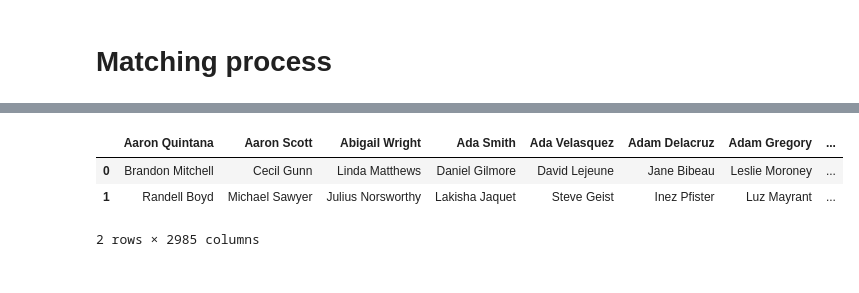
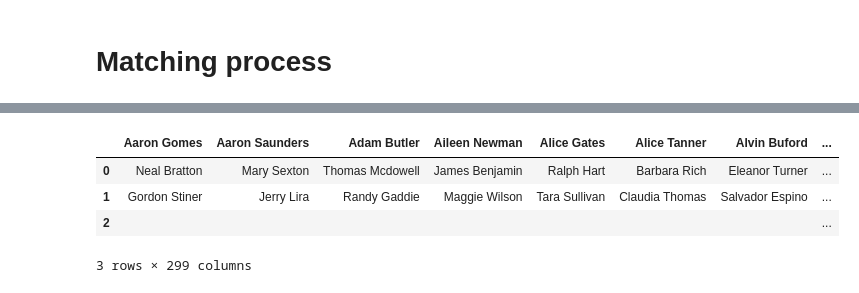
Before and after one commit to SneakyAsH311/Mentor-Match, a Jupyter notebook: MentorMatch.ipynb, the cells around one changed output, grey strips where cells are left out. Drawn from its saved outputs; the diff is of its cells as text; code cells hidden in the pictures.

```diff
--- a/MentorMatch.ipynb
+++ b/MentorMatch.ipynb
@@ -152,11 +207,12 @@ print(matched_list)
 # %%
 df = pd.DataFrame(matched_list)
 # writer = pd.ExcelWriter('output.xlsx',engine='xlsxwriter')
 # df.to_html()
 # writer.save()
-df.head()
+df
 # %% [output]
-|  | Aaron Quintana | Aaron Scott | Abigail Wright | Ada Smith | Ada Velasquez | Adam Delacruz | Adam Gregory | ... |
-| 0 | Brandon Mitchell | Cecil Gunn | Linda Matthews | Daniel Gilmore | David Lejeune | Jane Bibeau | Leslie Moroney | ... |
-| 1 | Randell Boyd | Michael Sawyer | Julius Norsworthy | Lakisha Jaquet | Steve Geist | Inez Pfister | Luz Mayrant | ... |
+|  | Aaron Gomes | Aaron Saunders | Adam Butler | Aileen Newman | Alice Gates | Alice Tanner | Alvin Buford | ... |
+| 0 | Neal Bratton | Mary Sexton | Thomas Mcdowell | James Benjamin | Ralph Hart | Barbara Rich | Eleanor Turner | ... |
+| 1 | Gordon Stiner | Jerry Lira | Randy Gaddie | Maggie Wilson | Tara Sullivan | Claudia Thomas | Salvador Espino | ... |
+| 2 |  |  |  |  |  |  |  | ... |
-2 rows × 2985 columns
+3 rows × 299 columns
```
Also changed, not shown: parts of 11 cells of this notebook.
